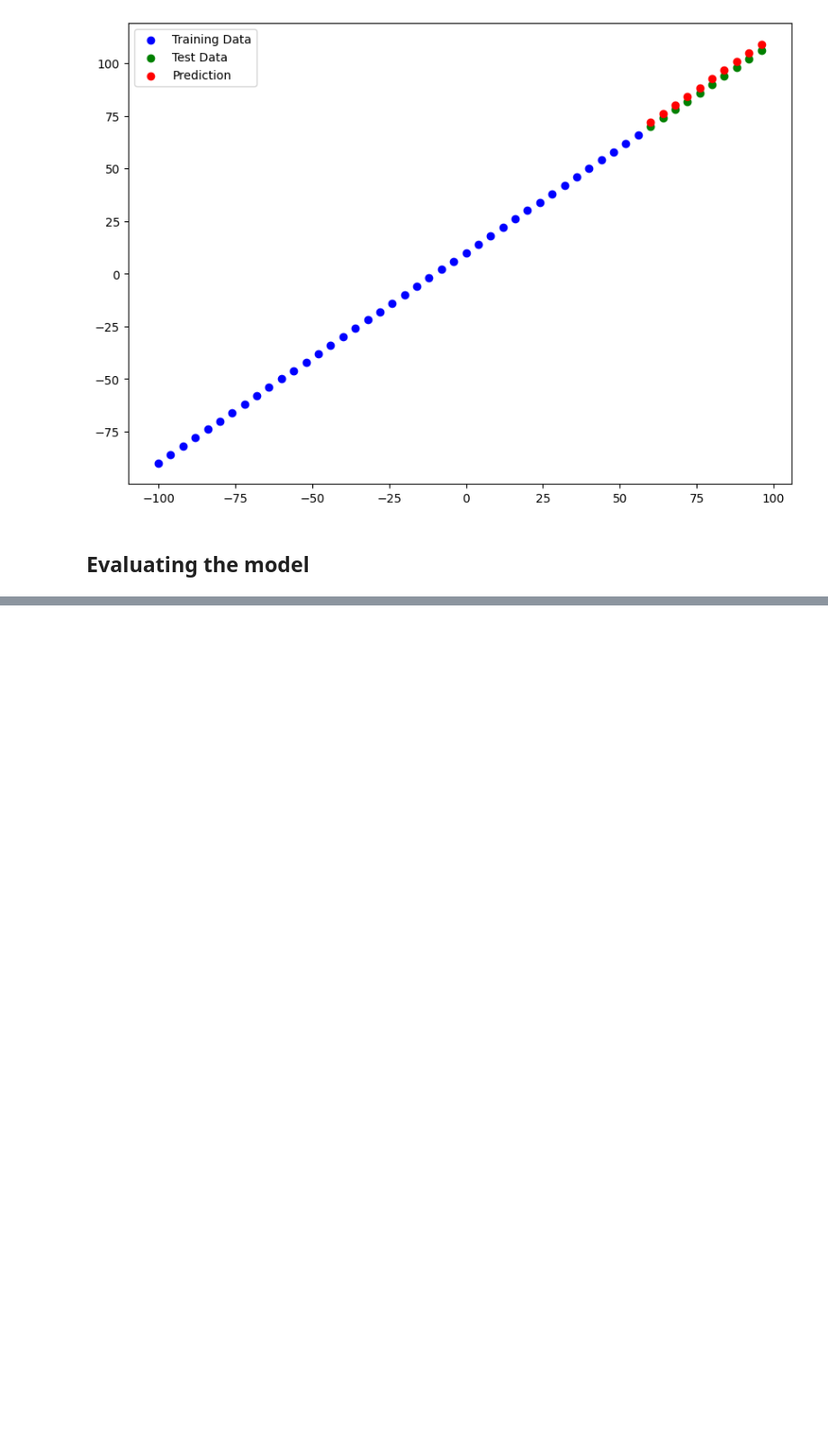
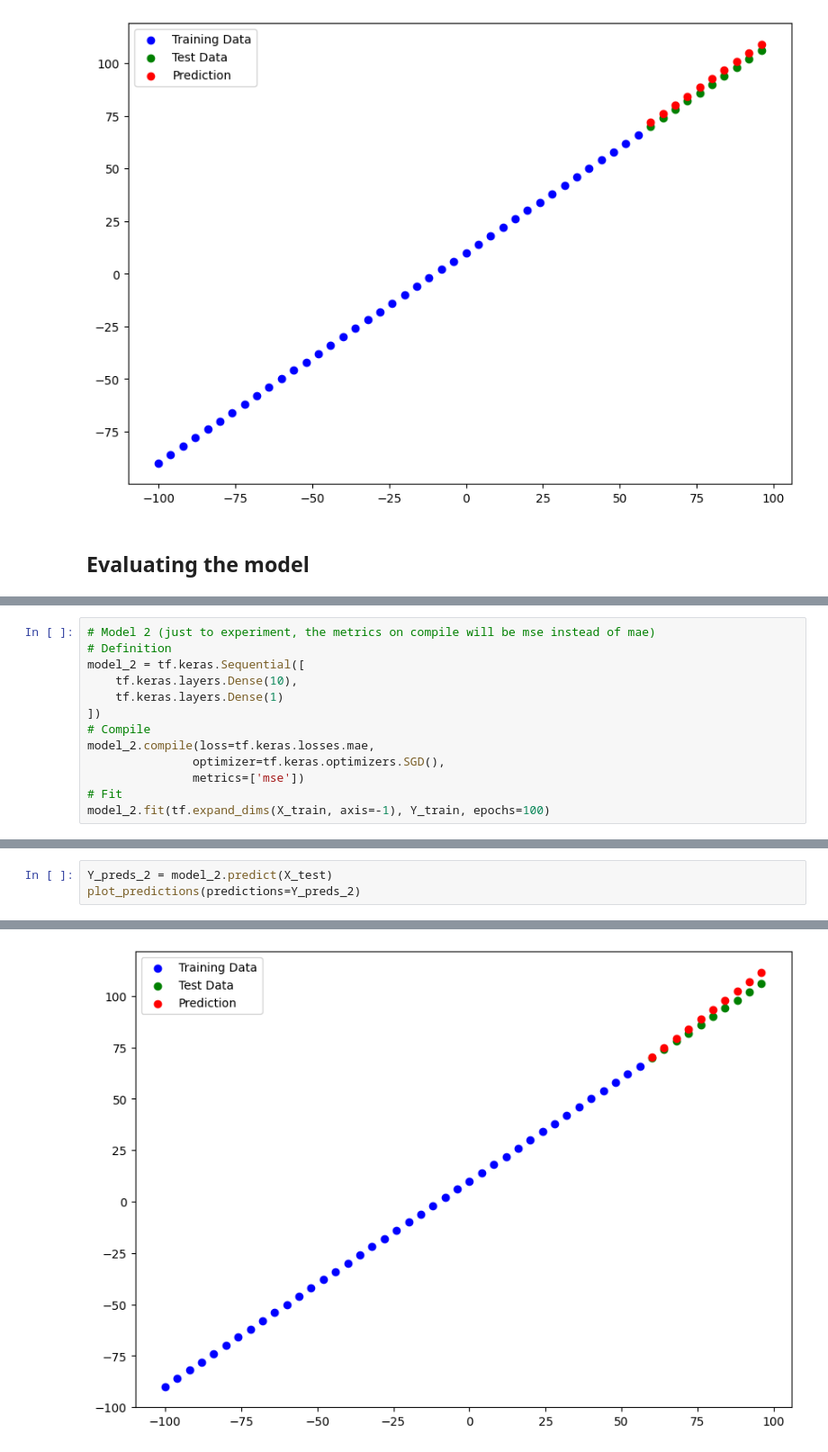
Before and after one commit to Luciano-C/Deep-Learning-Course-Daniel-Bourke, a Jupyter notebook: 01_regression.ipynb, the cells around one changed output, grey strips where cells are left out. Shown at 90% size. Saved outputs shown, nothing was run; the diff lists cells and outputs as text; blank space fills up the shorter version.

```diff
--- a/01_regression.ipynb
+++ b/01_regression.ipynb
@@ -326,0 +398,13 @@ def mse(Y_true, Y_pred):
+# %%
+# Model 2 (just to experiment, the metrics on compile will be mse instead of mae)
+# Definition
+model_2 = tf.keras.Sequential([
+    tf.keras.layers.Dense(10),
+    tf.keras.layers.Dense(1)
+])
+# Compile
+model_2.compile(loss=tf.keras.losses.mae,
+               optimizer=tf.keras.optimizers.SGD(),
+               metrics=['mse'])
+# Fit
+model_2.fit(tf.expand_dims(X_train, axis=-1), Y_train, epochs=100)
@@ -326,0 +430,4 @@ def mse(Y_true, Y_pred):
+# %%
+Y_preds_2 = model_2.predict(X_test)
+plot_predictions(predictions=Y_preds_2)
+# %% [output]
@@ -326,0 +435 @@ def mse(Y_true, Y_pred):
+[figure, added]
```
Also changed, not shown: parts of 49 cells of this notebook, 7 other files.
